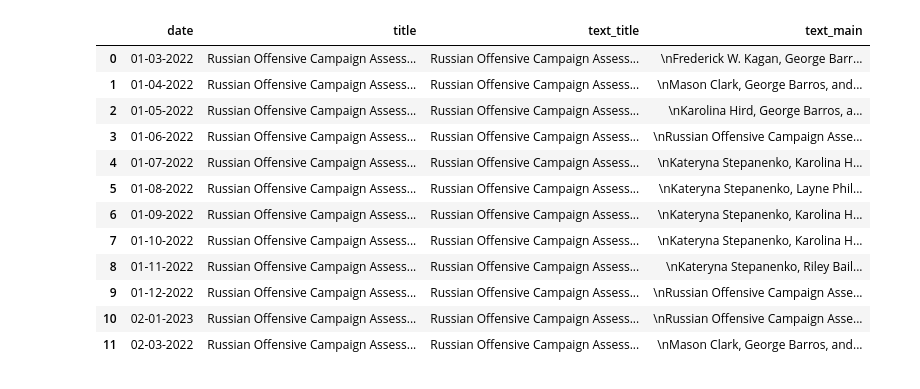
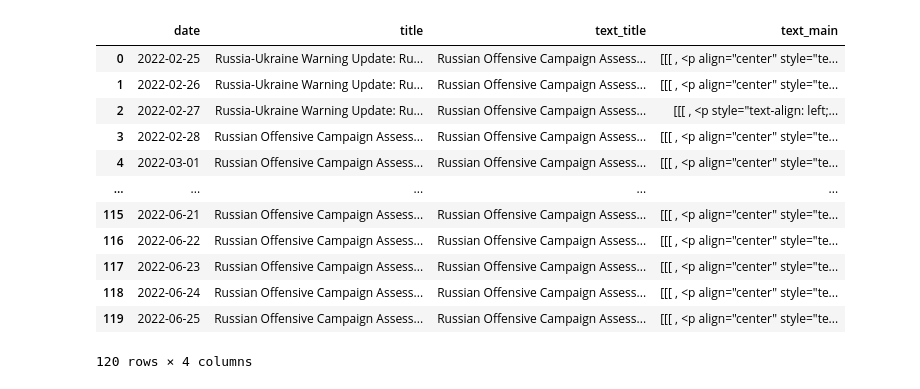
Before and after one commit to Bohdanken/Proga, a Jupyter notebook: Proga_text_processing.ipynb, the cells around one changed output. Cells and saved outputs as stored; diff of their text form; code cells hidden in the pictures.

Commit message:
Working full text preprocessing. New html files

```diff
--- a/Proga_text_processing.ipynb
+++ b/Proga_text_processing.ipynb
@@ -4,7 +4,7 @@ from bs4 import BeautifulSoup
 import glob
 import pandas as pd
 BASE_URL = "https://www.understandingwar.org/backgrounder/russian-offensive-campaign-assessment"
-INPUT_DATA_FOLDER ="D:\Python project"
+INPUT_DATA_FOLDER ="D:/Proga/fff"
 
 UTPUT_FOLDER ="D:\\"
 OUTPUT_DATA_FILE = "cleared_ reports. csv"
@@ -16,15 +16,15 @@ all_data = []
 for file in Files_by_days:
     d={}
     file_name = file.split("\\")[-1].replace(".html","")
-    #date=datetime.strptime("file_name","%d-%m-%Y")
-    date=file_name
+    data_info=file_name.split("-")
+    date=datetime.strptime(data_info[0]+"/"+data_info[1]+"/"+data_info[2],"%Y/%m/%d")
     url=""
     with open(file, "r",encoding='utf-8') as cfile:
         #url=cfile.readline()
         parsed_html= BeautifulSoup(cfile.read())
         title = parsed_html.head. find('title').text
-        text_title = parsed_html.body.find('h1', attrs={"id":'page-title'}).text
-        text_main = parsed_html.body.find('div', attrs={'class': 'field field-name-body field-type-text-with-summary field-label-hidden'}).text
+        textS_title = parsed_html.body.find('h1', attrs={"id":'page-title'}).text
+        text_main = parsed_html.body.find('div', attrs={'class': 'field field-name-body field-type-text-with-summary field-label-hidden'})
         d={"date":date,
            #"url":url,
            "title": title,
@@ -36,21 +36,21 @@ df = pd.DataFrame.from_dict(all_data)
 # %%
  df = df.sort_values (by=["date"])
 # %%
-    df.head (12)
+    df.head (120)
 # %% [output]
 |  | date | title | text_title | text_main |
-| 0 | 01-03-2022 | Russian Offensive Campaign Assess... | Russian Offensive Campaign Assess... | \nFrederick W. Kagan, George Barr... |
-| 1 | 01-04-2022 | Russian Offensive Campaign Assess... | Russian Offensive Campaign Assess... | \nMason Clark, George Barros, and... |
-| 2 | 01-05-2022 | Russian Offensive Campaign Assess... | Russian Offensive Campaign Assess... | \nKarolina Hird, George Barros, a... |
-| 3 | 01-06-2022 | Russian Offensive Campaign Assess... | Russian Offensive Campaign Assess... | \nRussian Offensive Campaign Asse... |
-| 4 | 01-07-2022 | Russian Offensive Campaign Assess... | Russian Offensive Campaign Assess... | \nKateryna Stepanenko, Karolina H... |
-| 5 | 01-08-2022 | Russian Offensive Campaign Assess... | Russian Offensive Campaign Assess... | \nKateryna Stepanenko, Layne Phil... |
-| 6 | 01-09-2022 | Russian Offensive Campaign Assess... | Russian Offensive Campaign Assess... | \nKateryna Stepanenko, Karolina H... |
-| 7 | 01-10-2022 | Russian Offensive Campaign Assess... | Russian Offensive Campaign Assess... | \nKateryna Stepanenko, Karolina H... |
-| 8 | 01-11-2022 | Russian Offensive Campaign Assess... | Russian Offensive Campaign Assess... | \nKateryna Stepanenko, Riley Bail... |
-| 9 | 01-12-2022 | Russian Offensive Campaign Assess... | Russian Offensive Campaign Assess... | \nRussian Offensive Campaign Asse... |
-| 10 | 02-01-2023 | Russian Offensive Campaign Assess... | Russian Offensive Campaign Assess... | \nRussian Offensive Campaign Asse... |
-| 11 | 02-03-2022 | Russian Offensive Campaign Assess... | Russian Offensive Campaign Assess... | \nMason Clark, George Barros, and... |
+| 0 | 2022-02-25 | Russia-Ukraine Warning Update: Ru... | Russian Offensive Campaign Assess... | [[[ , <p align="center" style="te... |
+| 1 | 2022-02-26 | Russia-Ukraine Warning Update: Ru... | Russian Offensive Campaign Assess... | [[[ , <p align="center" style="te... |
+| 2 | 2022-02-27 | Russia-Ukraine Warning Update: Ru... | Russian Offensive Campaign Assess... | [[[ , <p style="text-align: left;... |
+| 3 | 2022-02-28 | Russian Offensive Campaign Assess... | Russian Offensive Campaign Assess... | [[[ , <p align="center" style="te... |
+| 4 | 2022-03-01 | Russian Offensive Campaign Assess... | Russian Offensive Campaign Assess... | [[[ , <p align="center" style="te... |
+| ... | ... | ... | ... | ... |
+| 115 | 2022-06-21 | Russian Offensive Campaign Assess... | Russian Offensive Campaign Assess... | [[[ , <p align="center" style="te... |
+| 116 | 2022-06-22 | Russian Offensive Campaign Assess... | Russian Offensive Campaign Assess... | [[[ , <p align="center" style="te... |
+| 117 | 2022-06-23 | Russian Offensive Campaign Assess... | Russian Offensive Campaign Assess... | [[[ , <p align="center" style="te... |
+| 118 | 2022-06-24 | Russian Offensive Campaign Assess... | Russian Offensive Campaign Assess... | [[[ , <p align="center" style="te... |
+| 119 | 2022-06-25 | Russian Offensive Campaign Assess... | Russian Offensive Campaign Assess... | [[[ , <p align="center" style="te... |
+120 rows × 4 columns
 # %%
 from pathlib import Path
 filepath=Path("D:/table_of_data.csv")
```
Also changed, not shown: 5 other files.
